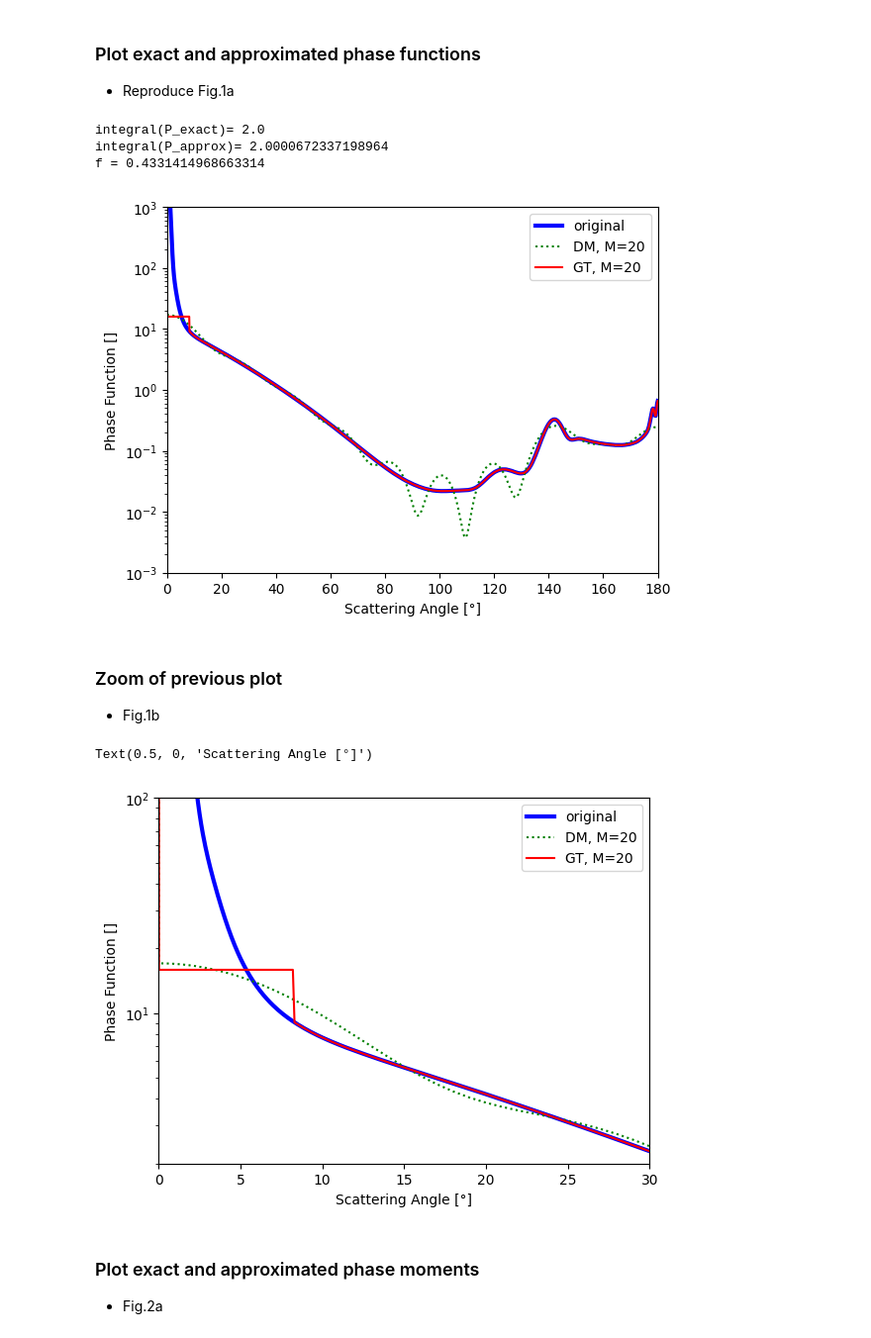
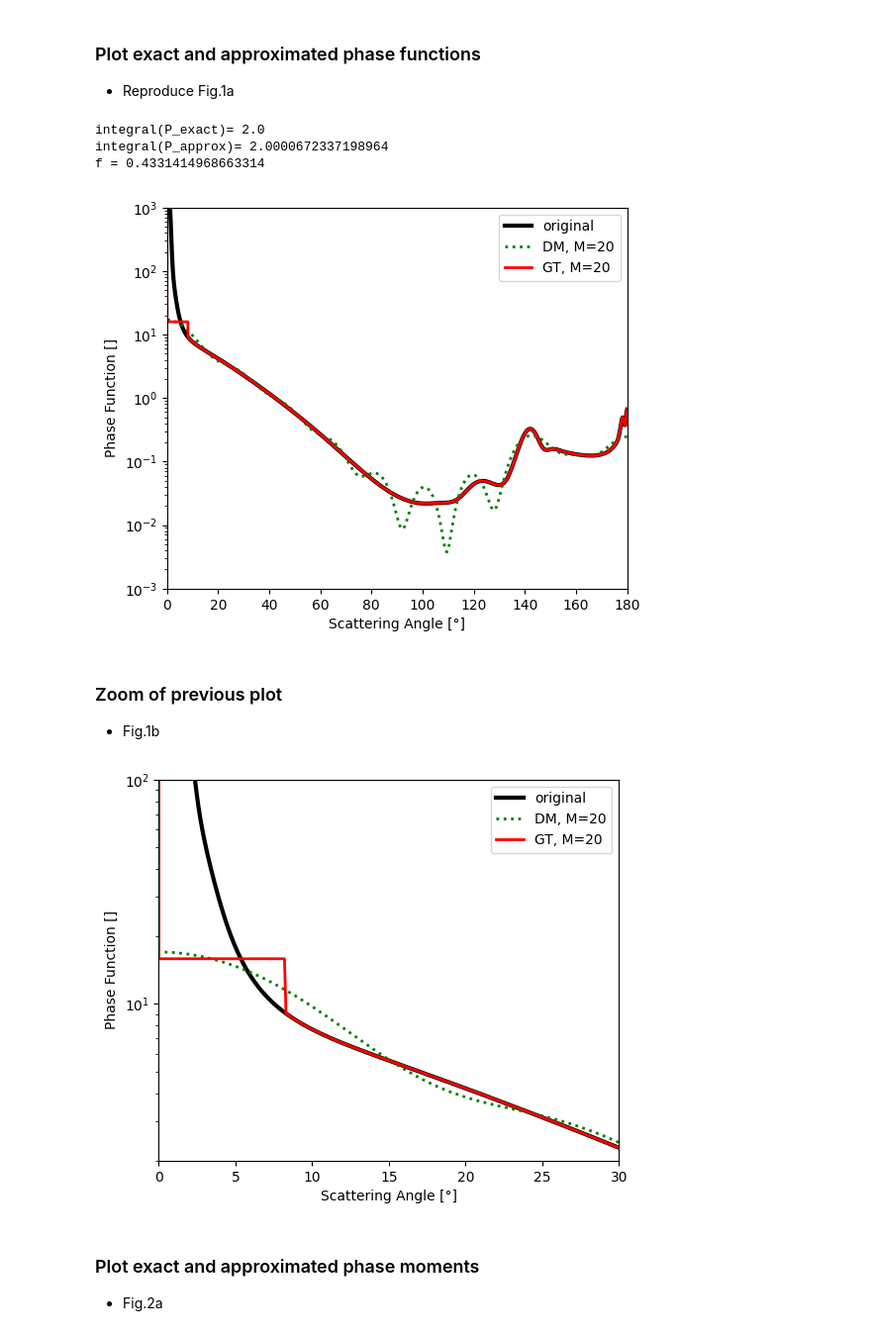
Before and after one commit to hygeos/pytrunc, a Jupyter notebook: validation_notebook_iwabuchi.ipynb, the cells around one changed output. Shown at 99% size. Cells and saved outputs as stored; diff of their text form; code cells hidden in the pictures.

Commit message:
Improve iwabuchi validation notebook

```diff
--- a/validation_notebook_iwabuchi.ipynb
+++ b/validation_notebook_iwabuchi.ipynb
@@ -16,6 +16,8 @@ from pytrunc.utils import integrate_lobatto
 
 import matplotlib.pyplot as plt
 import xarray as xr
+
+save_fig = False
 # %% [markdown]
 ## Truncation approximation for the anisotropic phase function
 # %% [markdown]
@@ -73,49 +78,55 @@ wav=498.6099853515625 nm ; reff=8.0 um
 # %%
 m_max = 20
 pha_approx, f, pha_star, chi_star = delta_m_phase_approx(pha_exact, theta, m_max, method=method)
 pha_approx_gt, f_gt, pha_star_gt = gt_phase_approx(pha_exact, theta, f, method=method, th_tol=12)
-plt.plot(theta, pha_exact, 'b', lw=3, label='original')
-plt.plot(theta, pha_approx, 'g:', label=f'DM, M={m_max}')
-plt.plot(theta, pha_approx_gt, 'r', label=f'GT, M={m_max}')
+
+plt.figure(figsize=(6,5))
+plt.plot(theta, pha_exact, 'k', lw=3, label='original')
+plt.plot(theta, pha_approx, 'g:', lw=2, label=f'DM, M={m_max}')
+plt.plot(theta, pha_approx_gt, 'r', lw=2, label=f'GT, M={m_max}')
 plt.yscale('log')
 plt.ylim(ymin=1e-3, ymax=1e3)
 plt.xlim(xmin=0, xmax=180)
 plt.legend()
 plt.ylabel("Phase Function []")
 plt.xlabel("Scattering Angle [°]")
+if save_fig:
+    plt.savefig("iwabuchi_fig1a.png", dpi=200)
 
 mu = np.cos(np.deg2rad(theta))
 idmu = np.argsort(mu)
 if method == 'lobatto':
     print("integral(P_exact)=", integrate_m(pha_exact*np.sin(np.deg2rad(theta)),
                                             np.deg2rad(theta)))
     print("integral(P_approx)=", integrate_m(pha_approx*np.sin(np.deg2rad(theta)),
                                              np.deg2rad(theta)))
 else:
     print("integral(P_exact)=", integrate_m(pha_exact[idmu], mu[idmu]))
     print("integral(P_approx)=", integrate_m(pha_approx[idmu], mu[idmu]))
 print("f =",f)
 # %% [output]
 integral(P_exact)= 2.0
 integral(P_approx)= 2.0000672337198964
 f = 0.4331414968663314
-[figure, old version]
+[figure, new version]
 # %% [markdown]
 ### Zoom of previous plot
 - Fig.1b
 # %%
-plt.plot(theta, pha_exact, 'b', lw=3, label='original')
-plt.plot(theta, pha_approx, 'g:', label=f'DM, M={m_max}')
-plt.plot(theta, pha_approx_gt, 'r', label=f'GT, M={m_max}')
+plt.figure(figsize=(6,5))
+plt.plot(theta, pha_exact, 'k', lw=3, label='original')
+plt.plot(theta, pha_approx, 'g:', lw=2, label=f'DM, M={m_max}')
+plt.plot(theta, pha_approx_gt, 'r', lw=2, label=f'GT, M={m_max}')
 plt.yscale('log')
 plt.ylim(ymin=2, ymax=100)
 plt.xlim(xmin=0, xmax=30)
 plt.legend()
 plt.ylabel("Phase Function []")
 plt.xlabel("Scattering Angle [°]")
+if save_fig:
+    plt.savefig("iwabuchi_fig1b.png", dpi=200)
 # %% [output]
-Text(0.5, 0, 'Scattering Angle [°]')
-[figure, old version]
+[figure, new version]
 # %% [markdown]
 ### Plot exact and approximated phase moments
 - Fig.2a
```
Also changed, not shown: parts of 3 cells of this notebook.
